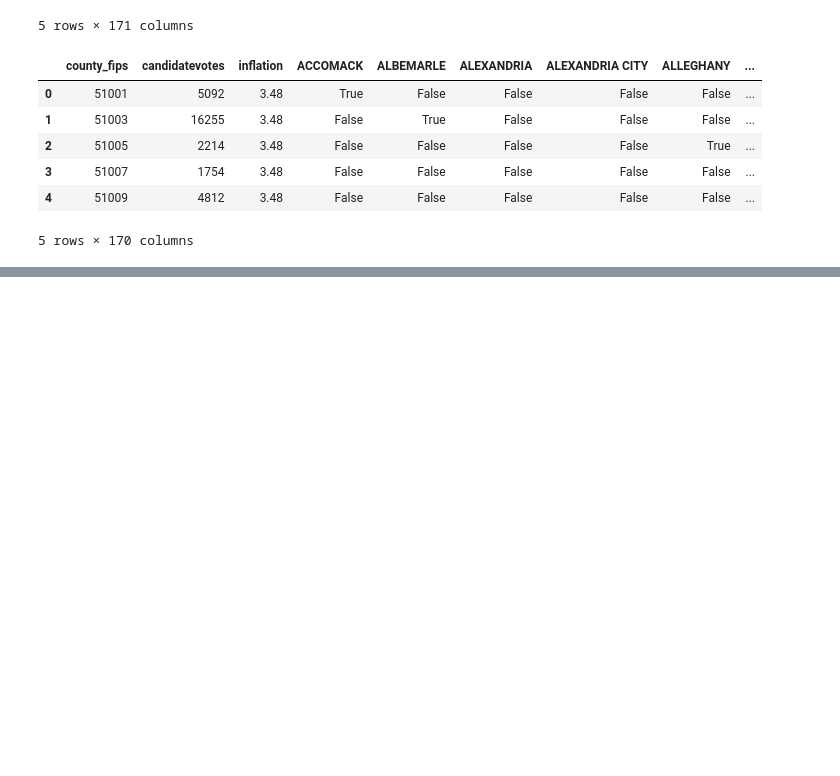
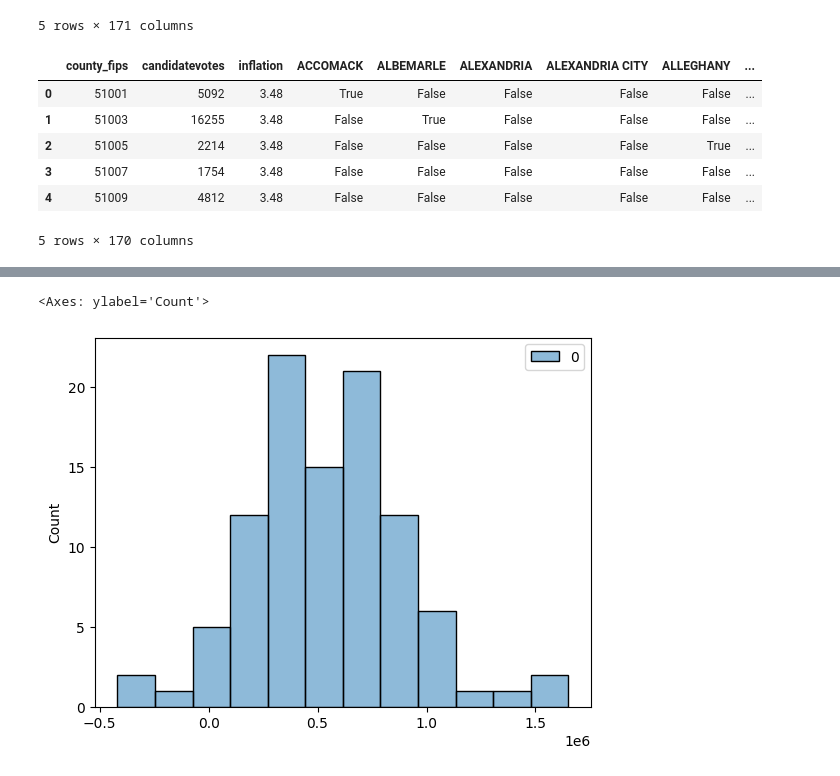
Before and after one commit to ashleyr05/project_voting, a Jupyter notebook: va_voting.ipynb, the cells around one changed output, grey strips where cells are left out. Saved outputs shown, nothing was run; the diff lists cells and outputs as text; code cells hidden in the pictures; blank space fills up the shorter version.

```diff
--- a/va_voting.ipynb
+++ b/va_voting.ipynb
@@ -614,10 +621,10 @@ y_hat_rf2.sum() # adding up all predicted vote differentials across counties to
 # bootstrap X_all from here and create different random forest predictions!
 # %%
 n_samples = 100  # num bootstrap samples
-n_trees = 100    # num trees in each random forest
+n_trees = 10    # num trees in each random forest
 # %%
 # array to store predictions from each model
-all_predictions = np.zeros((n_samples, len(X_all)))
+all_predictions = np.zeros([n_samples, 1])
 # %%
 for i in range(n_samples):
     # bootstrapping
@@ -631,6 +638,7 @@ for i in range(n_samples):
 
     # make predictions
     predictions = rf.predict(X_all)
+    sum_predictions = predictions.sum()
 
     # store predictions
-    all_predictions[i] = predictions
+    all_predictions[i] = sum_predictions
@@ -636,0 +665,5 @@ for i in range(n_samples):
+# %%
+sns.histplot(all_predictions)
+# %% [output]
+<Axes: ylabel='Count'>
+[figure, added]
```
Also changed, not shown: parts of 8 cells of this notebook.
